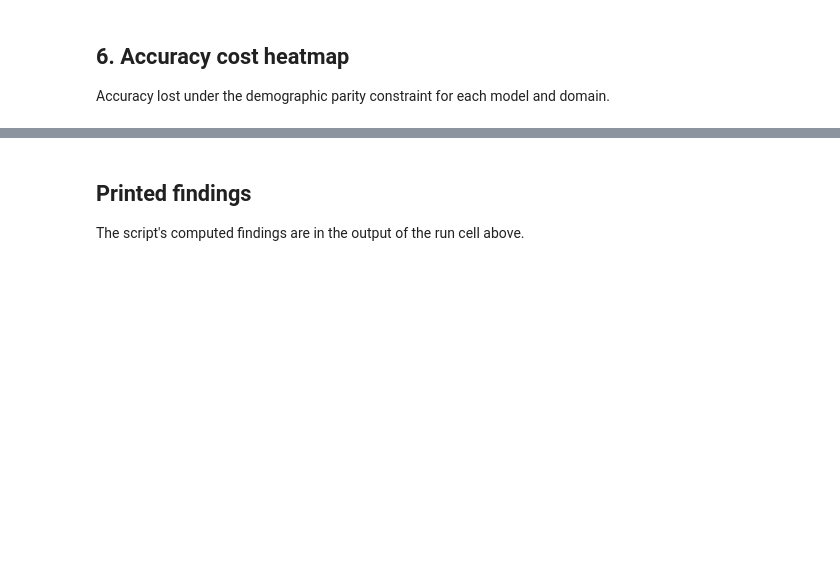
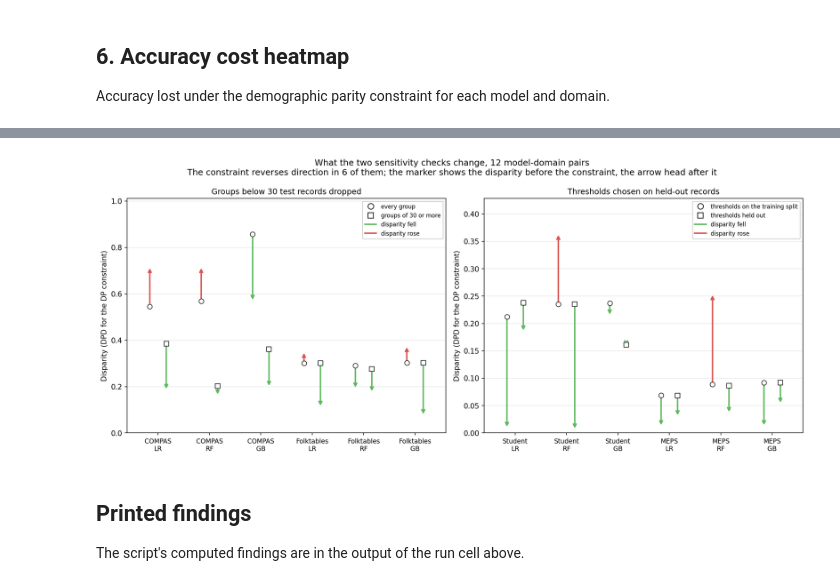
Before and after one commit to nithinnarla/fape-fairness-ml, a Jupyter notebook: notebooks/threshold_aggregation.ipynb, the cells around one changed output, grey strips where cells are left out. Drawn from its saved outputs; the diff is of its cells as text; code cells hidden in the pictures; blank space fills up the shorter version.

```diff
--- a/notebooks/threshold_aggregation.ipynb
+++ b/notebooks/threshold_aggregation.ipynb
@@ -95,3 +107,7 @@ display(Image('figures/stage2/aggregation_acc_cost_heatmap.png'))
+# %%
+display(Image('figures/stage2/aggregation_check_designs.png'))
+# %% [output]
+[figure, added]
 # %% [markdown]
 ## Printed findings
 
```
Also changed, not shown: parts of 11 cells of this notebook, 9 other files.
